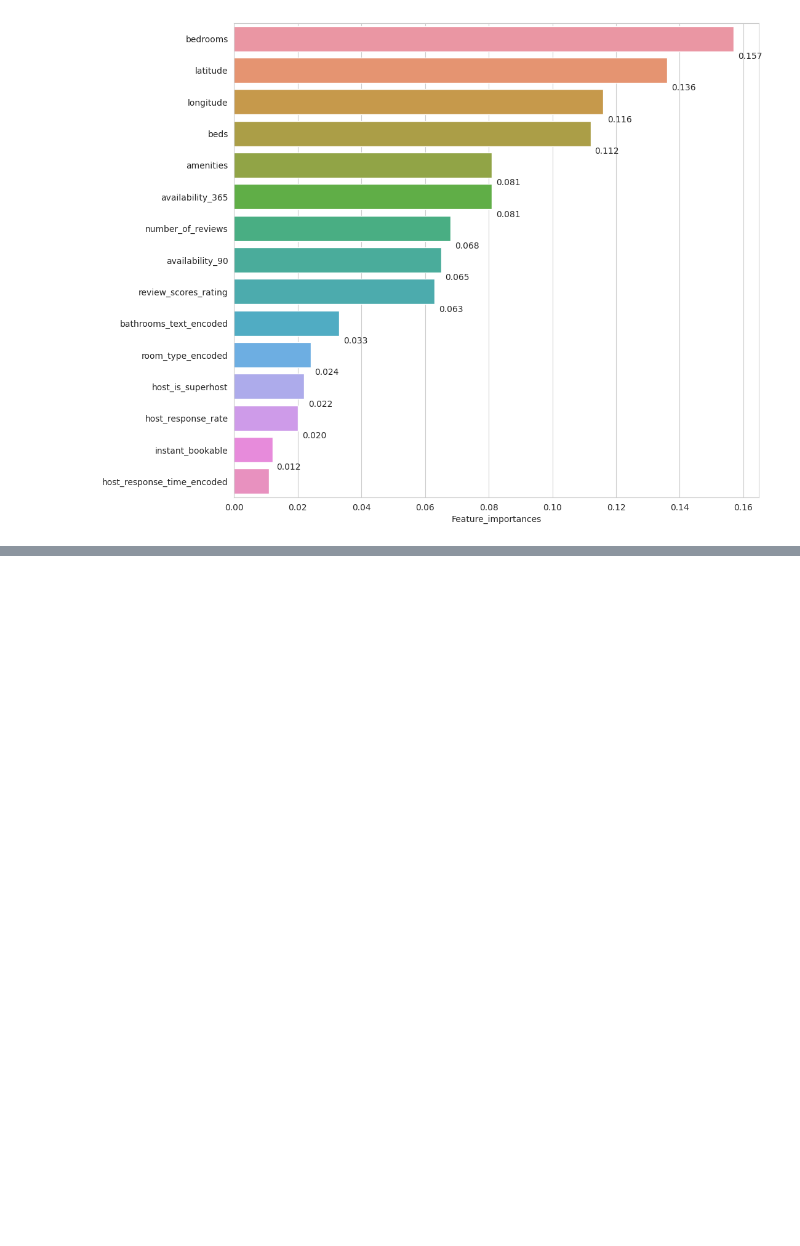
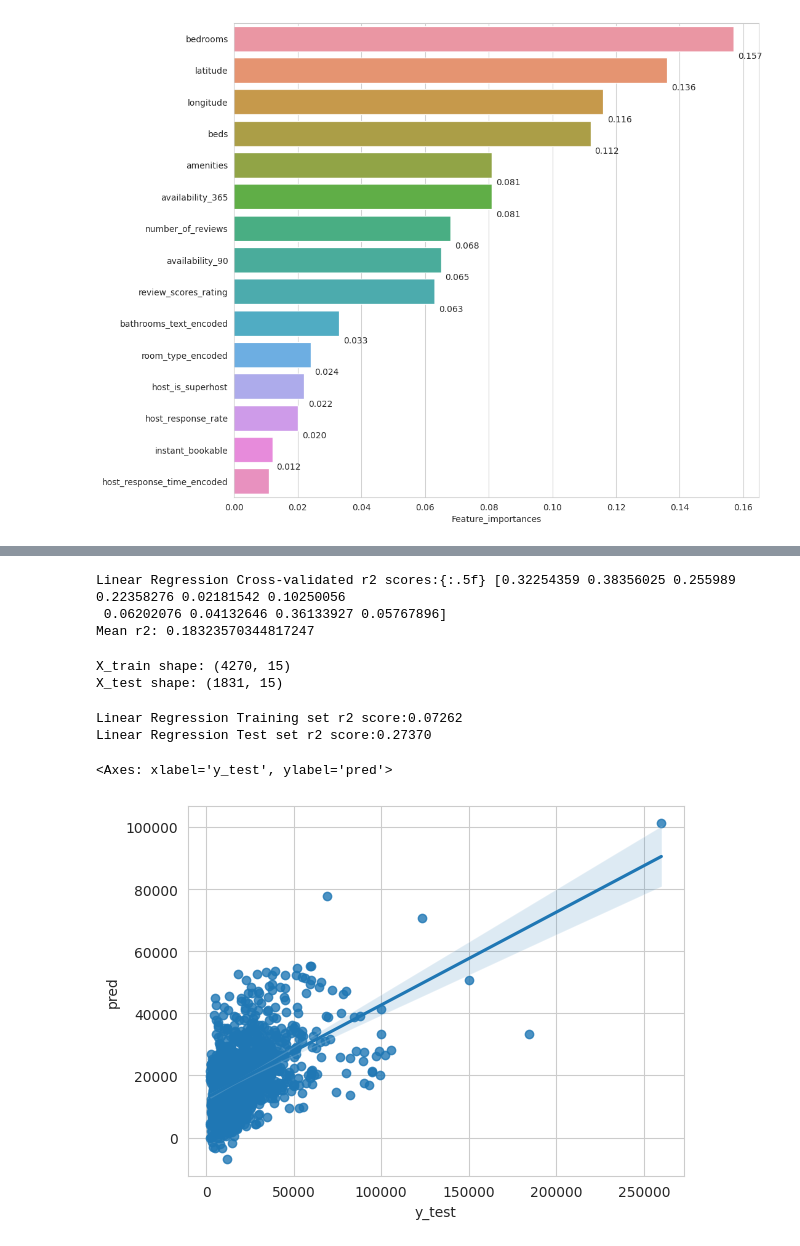
Before and after one commit to rainnn99/-DataAnalysis_Airbnb, a Jupyter notebook: DataAnalysis_Airbnb.ipynb, the cells around one changed output, grey strips where cells are left out. Cells and saved outputs as stored; diff of their text form; code cells hidden in the pictures; blank space fills up the shorter version.

```diff
--- a/DataAnalysis_Airbnb.ipynb
+++ b/DataAnalysis_Airbnb.ipynb
@@ -1262,0 +1308,3 @@ for p in ax.patches:
+# %%
+df_re['number_of_reviews'] = df_re['number_of_reviews'].astype('float')
+df_re.dtypes
@@ -1262,0 +1330,49 @@ for p in ax.patches:
+# %%
+data = df_re.drop(['price', 'price_B'], axis=1)
+target = df_re['price']
+
+from sklearn.model_selection import KFold
+from sklearn.linear_model import LinearRegression
+from sklearn.metrics import make_scorer
+from sklearn.metrics import r2_score
+
+model = LinearRegression()
+
+k_fold = KFold(n_splits=10, shuffle=True, random_state=42)
+scorer = make_scorer(r2_score)
+
+cv_scores = cross_val_score(model, data, target, cv=k_fold, scoring=scorer)
+
+print ("Linear Regression Cross-validated r2 scores:{:.5f}", cv_scores)
+print("Mean r2:", np.mean(cv_scores))
+# %% [output]
+Linear Regression Cross-validated r2 scores:{:.5f} [0.32254359 0.38356025 0.255989   0.22358276 0.02181542 0.10250056
+ 0.06202076 0.04132646 0.36133927 0.05767896]
+Mean r2: 0.18323570344817247
+# %%
+x_train, x_test, y_train, y_test = train_test_split(data, target, test_size=0.3, random_state=42)
+
+print("X_train shape:", x_train.shape)
+print("X_test shape:", x_test.shape)
+# %% [output]
+X_train shape: (4270, 15)
+X_test shape: (1831, 15)
+# %%
+linr = LinearRegression(n_jobs=-1)
+model = linr.fit(x_train, y_train)
+pred = model.predict(x_test)
+
+print ("Linear Regression Training set r2 score:{:.5f}".format(model.score(x_train, y_train)))
+print ("Linear Regression Test set r2 score:{:.5f}".format(r2_score(y_test, pred)))
+# %% [output]
+Linear Regression Training set r2 score:0.07262
+Linear Regression Test set r2 score:0.27370
+# %%
+import seaborn as sns
+
+final_result = pd.concat([y_test.reset_index(drop=True), pd.DataFrame(pred)], axis=1)
+final_result.columns = ['y_test', 'pred']
+sns.regplot(x='y_test', y='pred', data=final_result)
+# %% [output]
+<Axes: xlabel='y_test', ylabel='pred'>
+[figure, added]
```
Also changed, not shown: parts of 14 cells of this notebook.
